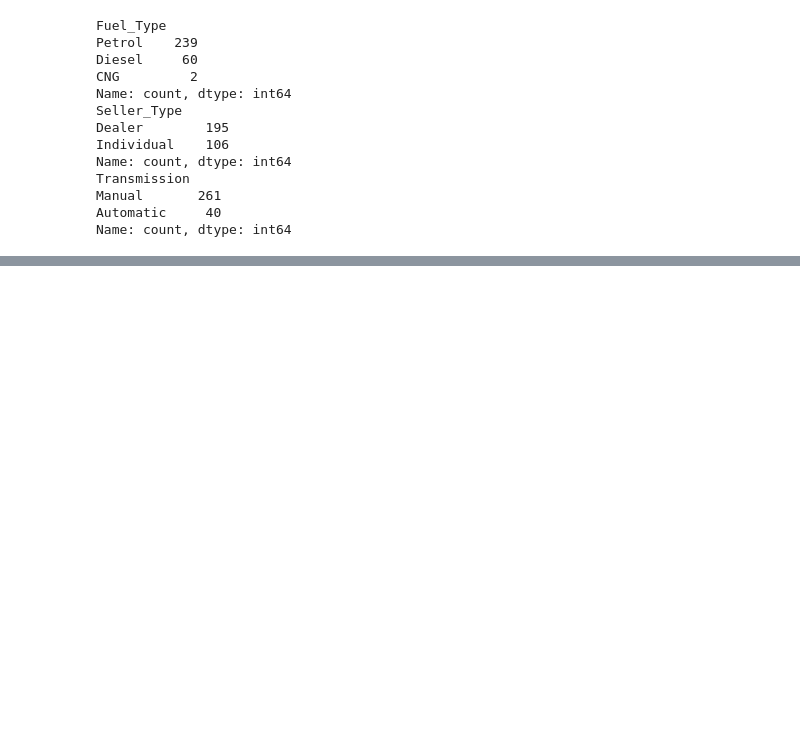
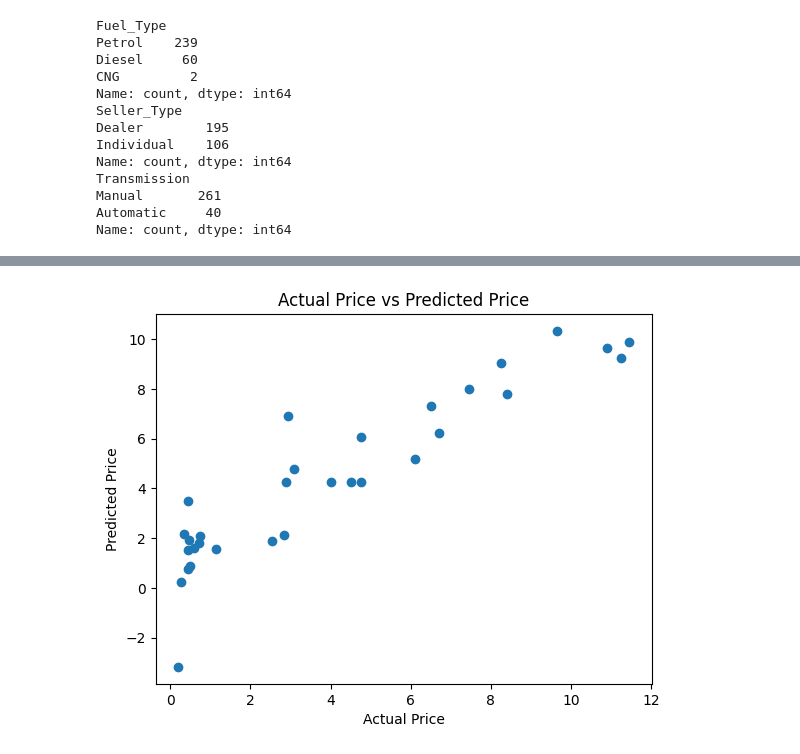
Before and after one commit to YuvinNavod/Python-Machine-Learning-Projects, a Jupyter notebook: 07_Car_Price_Prediction.ipynb, the cells around one changed output, grey strips where cells are left out. Saved outputs shown, nothing was run; the diff lists cells and outputs as text; code cells hidden in the pictures; blank space fills up the shorter version.

```diff
--- a/07_Car_Price_Prediction.ipynb
+++ b/07_Car_Price_Prediction.ipynb
@@ -103,0 +187,3 @@ carDataset.head()
+# %%
+#use test data.
+testDaPrediction=lin_reg_model.predict(X_test)
@@ -103,0 +196,9 @@ carDataset.head()
+# %%
+#plot
+plt.scatter(Y_test,testDaPrediction)
+plt.xlabel("Actual Price")
+plt.ylabel("Predicted Price")
+plt.title("Actual Price vs Predicted Price")
+plt.show()
+# %% [output]
+[figure, added]
```
Also changed, not shown: parts of 21 cells of this notebook.
